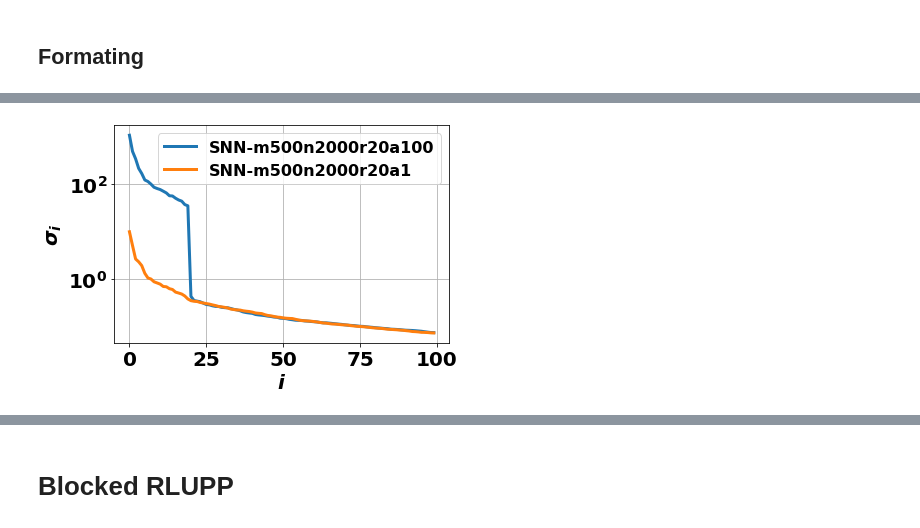
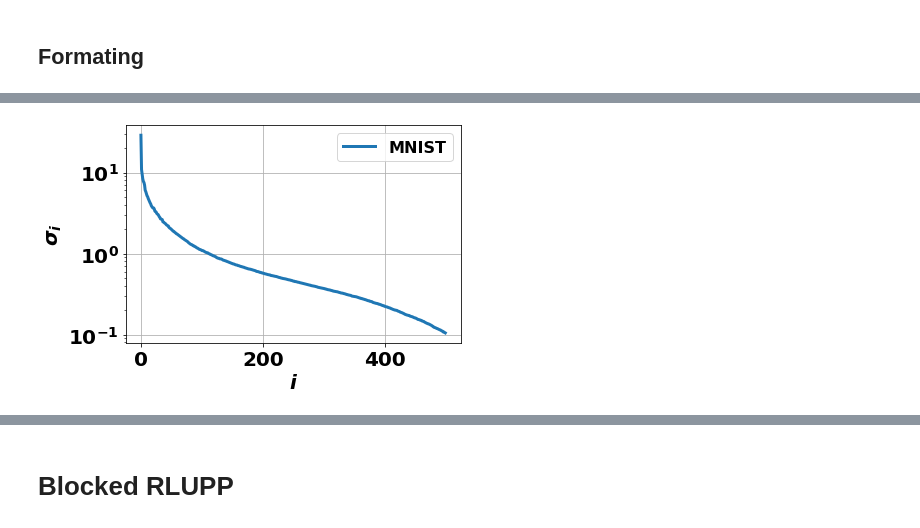
Before and after one commit to dyjdongyijun/Robust_Blockwise_Random_Pivoting, a Jupyter notebook: python/SketchyID.ipynb, the cells around one changed output, grey strips where cells are left out. Drawn from its saved outputs; the diff is of its cells as text; code cells hidden in the pictures.

```diff
--- a/python/SketchyID.ipynb
+++ b/python/SketchyID.ipynb
@@ -228,6 +229,52 @@ def genenrate_mnist_target(size=800):
               's': s.astype(np.double),
               'V': Vh.T.astype(np.double),
               'tag': 'mnist-train%d'%(size)}
+    return target
+
+
+def genenrate_cifar10_target(size=2000):
+    '''
+    Output
+    -----
+    * target: dict('A':ndarray(shape=(m,n)),
+                   'U':ndarray(shape=(m,r)),
+                   's':ndarray(shape=(r,)),
+                   'V':ndarray(shape=(n,r)),
+                   'tag':string)
+    '''
+    dataset = datasets.CIFAR10(root=os.path.join(root_dir,'dataset'), train=False, download=True, transform=transforms.ToTensor())
+    dataloader = DataLoader(dataset, batch_size=size, shuffle=True)
+    X,_ = next(iter(dataloader))
+    X = X.view(size,-1).numpy().astype(np.double)
+    X = X / spla.norm(X, ord=2, axis=1, keepdims=True)
+    U,s,Vh = spla.svd(X, full_matrices=False, lapack_driver='gesvd')
+    target = {'A': X.astype(np.double),
+              'U': U.astype(np.double),
+              's': s.astype(np.double),
+              'V': Vh.T.astype(np.double),
+              'tag': 'mnist-train%d'%(size)}
+    return target
+
+
+def genenrate_gmm_target(n=2000, d=500, n_cluster=100, sigma=0.5):
+    '''
+    Output
+    -----
+    * target: dict('A':ndarray(shape=(m,n)),
+                   'U':ndarray(shape=(m,r)),
+                   's':ndarray(shape=(r,)),
+                   'V':ndarray(shape=(n,r)),
+                   'tag':string)
+    '''
+    X = np.repeat(np.eye(d)[:n_cluster], repeats=n//n_cluster, axis=0) # cluster centers
+    n, d = X.shape
+    X += np.random.randn(n,d) * sigma
+    U,s,Vh = spla.svd(X, full_matrices=False, lapack_driver='gesvd')
+    target = {'A': X.astype(np.double),
+              'U': U.astype(np.double),
+              's': s.astype(np.double),
+              'V': Vh.T.astype(np.double),
+              'tag': f'gmm-n{n}d{d}k{n_cluster}sig{sigma:.0e}'}
     return target
 
 
@@ -255,11 +302,11 @@ def genenrate_gaussian_target(m=1000, n=1000, rank=1000, spectrum=None):
     return target
 
 
-def generate_sparse_nonnegative_target(m=1000, n=5000, r1=20, amp=10., sparsity=0.05):
+def generate_sparse_nonnegative_target(m=1000, n=1000, r1=100, amp=1., sparsity=0.1):
     r = min(m,n)
     weights = np.concatenate((amp/np.arange(1,r1+1), 1./np.arange(r1+1,r+1))) #(r,)
     X = sparse.random(m, r, density=sparsity, format='csr').toarray()
-    Y = sparse.random(m, r, density=sparsity, format='csr').toarray()
+    Y = sparse.random(r, n, density=sparsity, format='csr').toarray()
     A = (X@(weights*Y))
     U,s,Vh = spla.svd(A, full_matrices=False, lapack_driver='gesvd')
     target = {'A': A.astype(np.double),
@@ -280,8 +327,8 @@ def visualize_spec(spectra, range=100):
     plt.show()
 
 
-def get_targets(m=500, n=2000, r1=20, verbose=False, tol=1e-5):
-    spectra= {  'poly0d5': lambda r: np.concatenate((np.ones(r1), np.maximum(tol,1./(np.arange(2,r-r1+2))**.5))),
+def get_targets(m=2000, n=1000, r1=50, verbose=False, tol=1e-5):
+    spectra= {  'poly0': lambda r: np.concatenate((np.ones(r1), np.maximum(tol,1./(np.arange(2,r-r1+2))**.5))),
                 'poly1': lambda r: np.concatenate((np.ones(r1), np.maximum(tol,1./np.arange(2,r-r1+2)))),
                 'poly2': lambda r: np.concatenate((np.ones(r1), np.maximum(tol,1./(np.arange(2,r-r1+2))**2))),
                 'exp': lambda r: np.concatenate((np.ones(r1), np.maximum(tol,0.8**(np.arange(1,r-r1+1))))),
@@ -290,24 +337,34 @@ def get_targets(m=500, n=2000, r1=20, verbose=False, tol=1e-5):
     # Gaussian random
     spectra_gaussian = dict()
     r = min(m,n)
-    for decay in ['poly1','exp']:
+    for decay in ['poly0','poly1','exp']:
         tag = f'Gaussian-{decay:s}'
         targets[tag] = genenrate_gaussian_target(m=m, n=n, rank=r, spectrum=spectra[decay](r))
         targets[tag]['tag'] = tag
         spectra_gaussian[tag] = targets[tag]['s']
+
     # SNN
     spectra_snn = dict()
-    for amp in [100,1]:
-        tag = f'SNN-m{m:d}n{n:d}r{r1:d}a{amp:.0f}'
-        targets[tag] = generate_sparse_nonnegative_target(m, n, r1, amp, sparsity=0.05)
+    for amp in [10,1]:
+        tag = f'SNN_m{m:d}n{n:d}r{r1:d}a{amp:.0f}'
+        targets[tag] = generate_sparse_nonnegative_target(m, n, r1, amp, sparsity=0.1)
         spectra_snn[tag] = targets[tag]['s']
+
     # MNIST
-    N = 2000
-    targets['MNIST'] = genenrate_mnist_target(size=N)
+    targets['MNIST'] = genenrate_mnist_target(size=m)
+
+    # CIFAR-10
+    targets['cifar10'] = genenrate_cifar10_target(size=m)
+
+    # GMM
+    targets['gmm'] = genenrate_gmm_target(n=m, d=n, n_cluster=50, sigma=0.1)
+
     if verbose:
         visualize_spec(spectra_gaussian, range=500)
-        visualize_spec(spectra_snn, range=100)
-        visualize_spec({'MNIST':targets['MNIST']['s']}, range=100)
+        # visualize_spec(spectra_snn, range=100)
+        visualize_spec({'MNIST':targets['MNIST']['s']}, range=500)
+        visualize_spec({'CIFAR-10':targets['cifar10']['s']}, range=500)
+        visualize_spec({'GMM':targets['gmm']['s']}, range=500)
 
     return targets
 
@@ -319 +377 @@ print(targets.keys())
-[figure, old version]
+[figure, new version]
```
Also changed, not shown: parts of 58 cells of this notebook, 17 other files.
